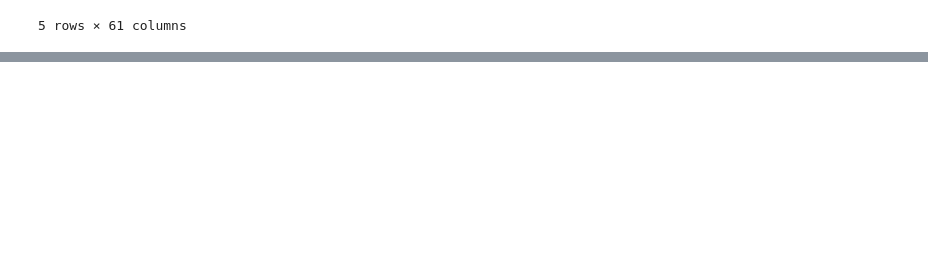
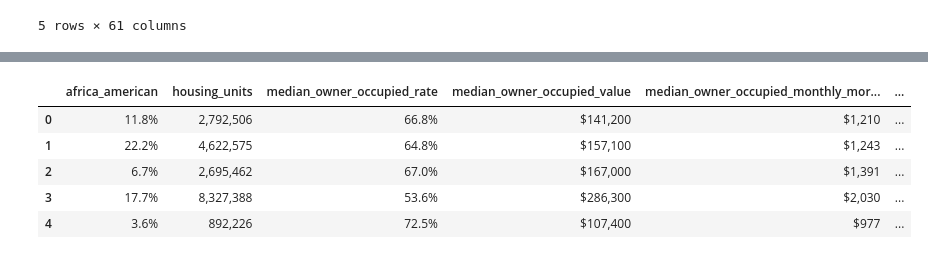
Before and after one commit to finnqiao/lendingclub_states, a Jupyter notebook: lendingclub_states.ipynb, the cells around one changed output, grey strips where cells are left out. Cells and saved outputs as stored; diff of their text form; code cells hidden in the pictures; blank space fills up the shorter version.

```diff
--- a/lendingclub_states.ipynb
+++ b/lendingclub_states.ipynb
@@ -413,0 +468,5 @@ states_data.head()
+# %%
+house_df['house_price_change'] = (house_df['2018 Q1'] - house_df['2016 Q1'])/house_df['2016 Q1']*100
+house_df = house_df[['Region Name','house_price_change']]
+house_df.columns = ['state_name','house_price_change']
+house_df.head()
@@ -413,0 +480,3 @@ states_data.head()
+# %%
+states_data = pd.merge(states_data, house_df, on='state_name', how='left')
+states_data.head()
@@ -413,0 +511,22 @@ states_data.head()
+# %%
+states_data = states_data[['Black or African American alone, percent','Housing units,  July 1, 2017,  (V2017)',
+       'Owner-occupied housing unit rate, 2012-2016',
+       'Median value of owner-occupied housing units, 2012-2016',
+       'Median selected monthly owner costs -with a mortgage, 2012-2016',
+       'Median selected monthly owner costs -without a mortgage, 2012-2016',
+       'Median gross rent, 2012-2016', 'Building permits, 2017','Median household income (in 2016 dollars), 2012-2016',
+       'Per capita income in past 12 months (in 2016 dollars), 2012-2016',
+       'Persons in poverty, percent', 'state_name','addr_state','house_price_change']]
+# %%
+states_data.columns = ['africa_american','housing_units','median_owner_occupied_rate','median_owner_occupied_value',
+                      'median_owner_occupied_monthly_mortgage','median_owner_occupied_monthly_no_mortgage','median_rent',
+                      'building_permits','median_household_income','percapita_income','poverty_rate','state_name','addr_state','house_price_change']
+# %%
+states_data.head()
+# %% [output]
+|  | africa_american | housing_units | median_owner_occupied_rate | median_owner_occupied_value | median_owner_occupied_monthly_mor... | ... |
+| 0 | 11.8% | 2,792,506 | 66.8% | $141,200 | $1,210 | ... |
+| 1 | 22.2% | 4,622,575 | 64.8% | $157,100 | $1,243 | ... |
+| 2 | 6.7% | 2,695,462 | 67.0% | $167,000 | $1,391 | ... |
+| 3 | 17.7% | 8,327,388 | 53.6% | $286,300 | $2,030 | ... |
+| 4 | 3.6% | 892,226 | 72.5% | $107,400 | $977 | ... |
```
Also changed, not shown: parts of 18 cells of this notebook, 1 other file.
